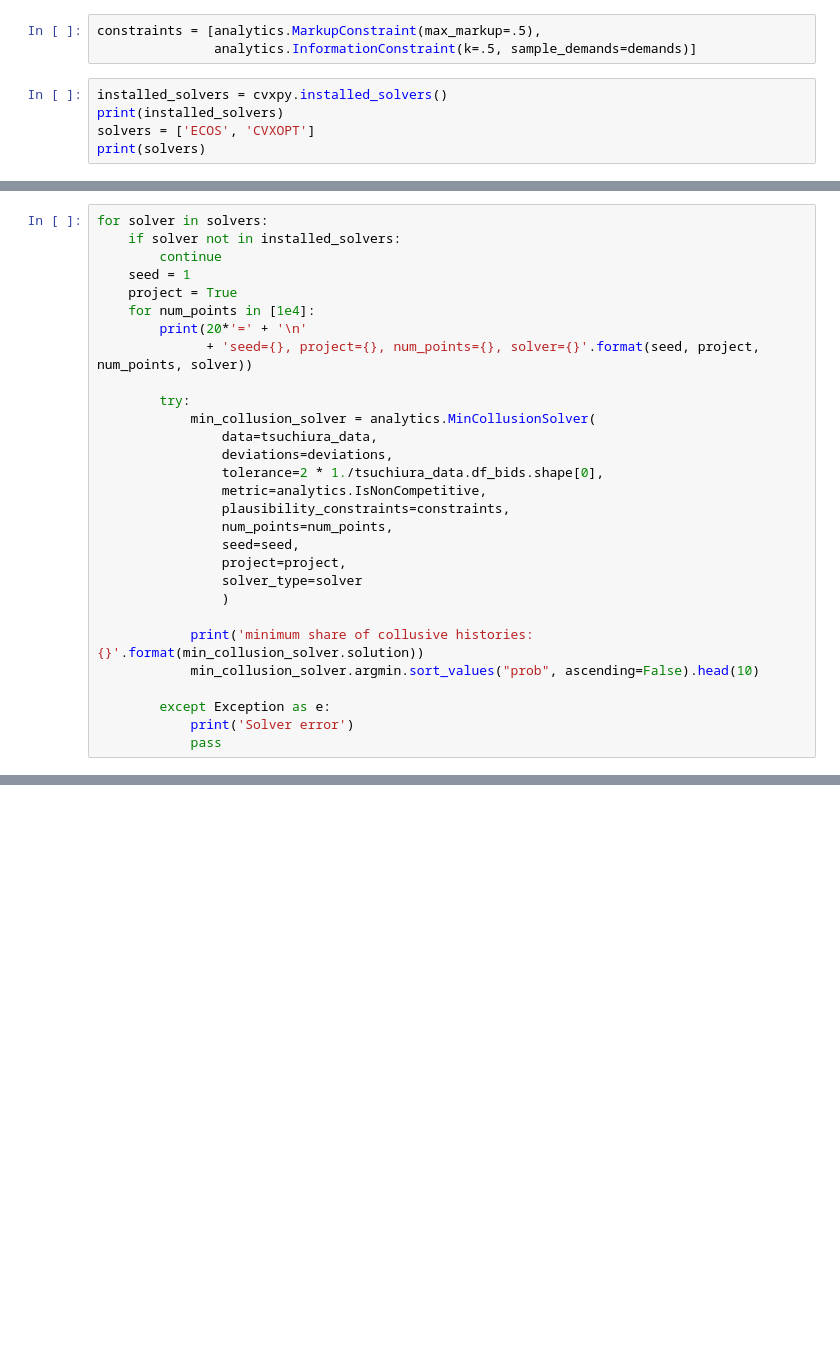
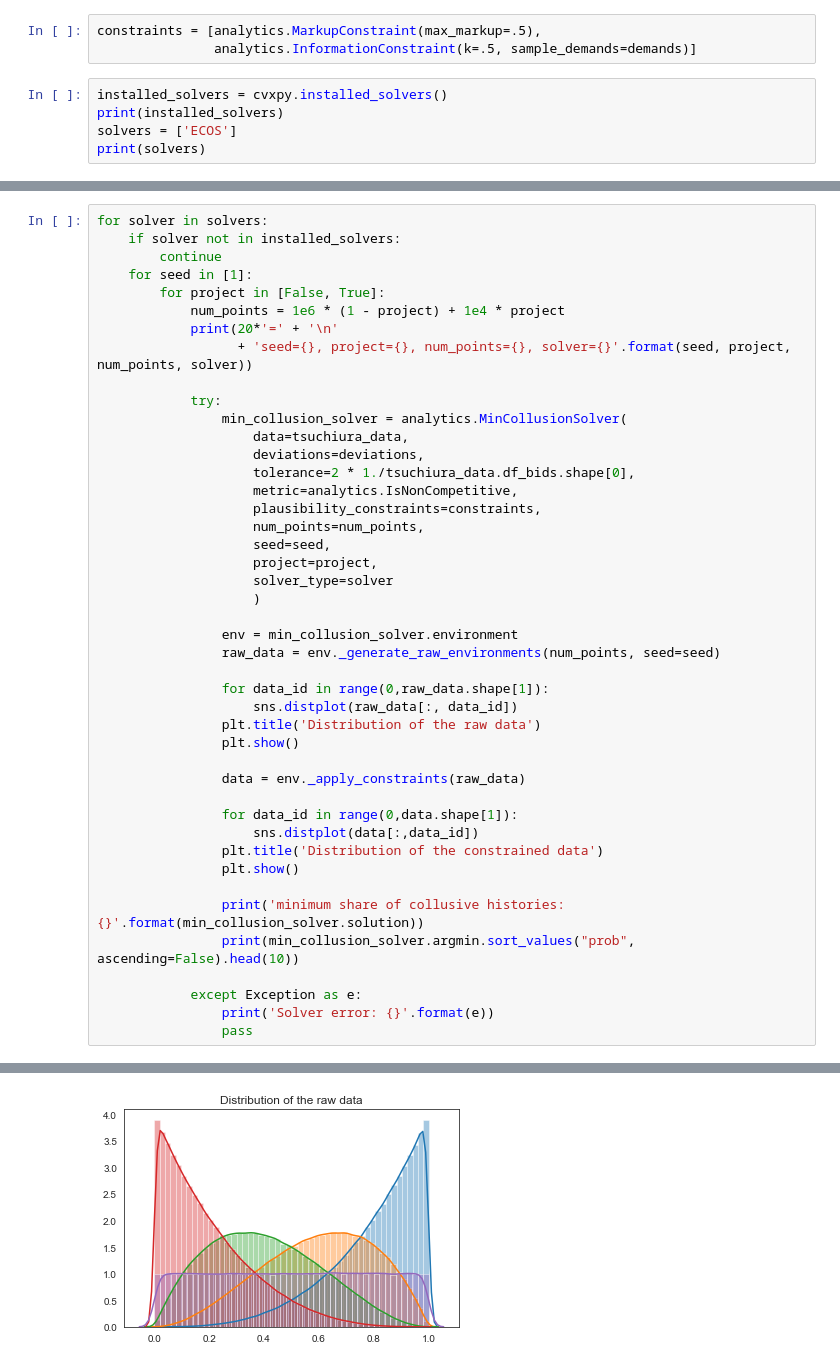
Before and after one commit to sylvaingchassang/missing_bids, a Jupyter notebook: convergence_tests.ipynb, the cells around one changed output, grey strips where cells are left out. Drawn from its saved outputs; the diff is of its cells as text; blank space fills up the shorter version.

Commit message:
Distribution plots

```diff
--- a/convergence_tests.ipynb
+++ b/convergence_tests.ipynb
@@ -22,7 +22,7 @@ constraints = [analytics.MarkupConstraint(max_markup=.5),
 # %%
 installed_solvers = cvxpy.installed_solvers()
 print(installed_solvers)
-solvers = ['ECOS', 'CVXOPT']
+solvers = ['ECOS']
 print(solvers)
 # %% [output]
 ['ECOS', 'ECOS_BB', 'CVXOPT', 'GLPK', 'GLPK_MI', 'SCS', 'OSQP']
@@ -31,30 +31,45 @@ print(solvers)
 for solver in solvers:
     if solver not in installed_solvers:
         continue
-    seed = 1
-    project = True
-    for num_points in [1e4]:
-        print(20*'=' + '\n'
-              + 'seed={}, project={}, num_points={}, solver={}'.format(seed, project, num_points, solver))
+    for seed in [1]:
+        for project in [False, True]:
+            num_points = 1e6 * (1 - project) + 1e4 * project
+            print(20*'=' + '\n'
+                  + 'seed={}, project={}, num_points={}, solver={}'.format(seed, project, num_points, solver))
 
-        try:
-            min_collusion_solver = analytics.MinCollusionSolver(
-                data=tsuchiura_data,
-                deviations=deviations,
-                tolerance=2 * 1./tsuchiura_data.df_bids.shape[0],
-                metric=analytics.IsNonCompetitive,
-                plausibility_constraints=constraints,
-                num_points=num_points,
-                seed=seed,
-                project=project,
-                solver_type=solver
-                )
+            try:
+                min_collusion_solver = analytics.MinCollusionSolver(
+                    data=tsuchiura_data,
+                    deviations=deviations,
+                    tolerance=2 * 1./tsuchiura_data.df_bids.shape[0],
+                    metric=analytics.IsNonCompetitive,
+                    plausibility_constraints=constraints,
+                    num_points=num_points,
+                    seed=seed,
+                    project=project,
+                    solver_type=solver
+                    )
 
-            print('minimum share of collusive histories: {}'.format(min_collusion_solver.solution))
-            min_collusion_solver.argmin.sort_values("prob", ascending=False).head(10)
+                env = min_collusion_solver.environment
+                raw_data = env._generate_raw_environments(num_points, seed=seed)
 
-        except Exception as e:
-            print('Solver error')
-            pass
+                for data_id in range(0,raw_data.shape[1]):
+                    sns.distplot(raw_data[:, data_id])
+                plt.title('Distribution of the raw data')
+                plt.show()
+
+                data = env._apply_constraints(raw_data)
+
+                for data_id in range(0,data.shape[1]):
+                    sns.distplot(data[:,data_id])
+                plt.title('Distribution of the constrained data')
+                plt.show()
+
+                print('minimum share of collusive histories: {}'.format(min_collusion_solver.solution))
+                print(min_collusion_solver.argmin.sort_values("prob", ascending=False).head(10))
+
+            except Exception as e:
+                print('Solver error: {}'.format(e))
+                pass
 # %% [output]
 ====================
@@ -76,0 +77 @@ seed=1, project=True, num_points=10000.0, solver=CVXOPT
+[figure, added]
```
Also changed, not shown: parts of 2 cells of this notebook.
